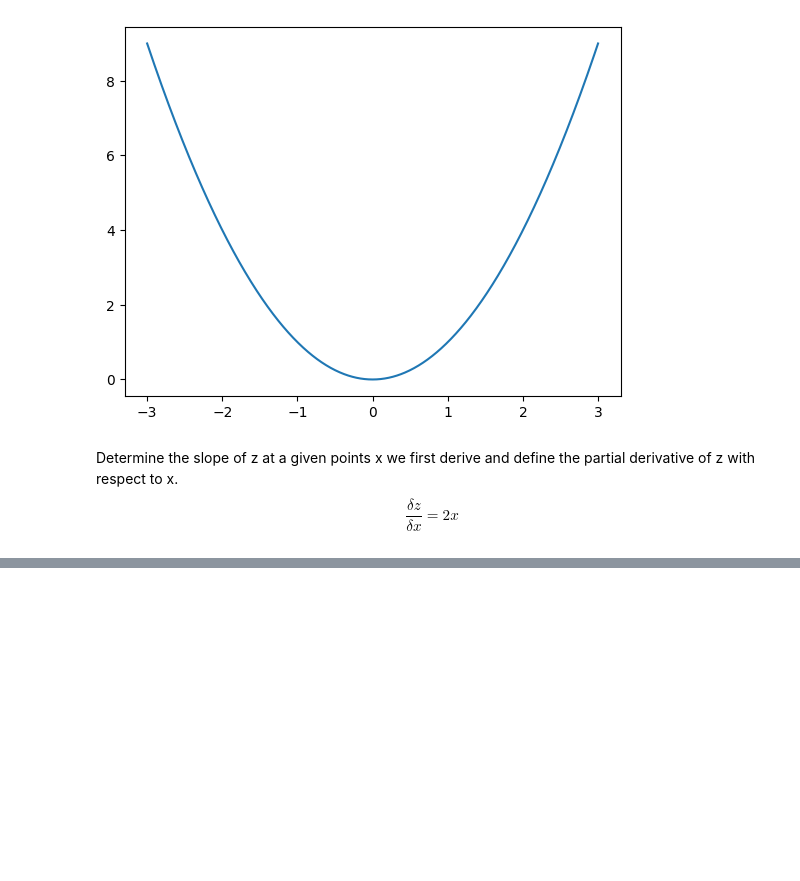
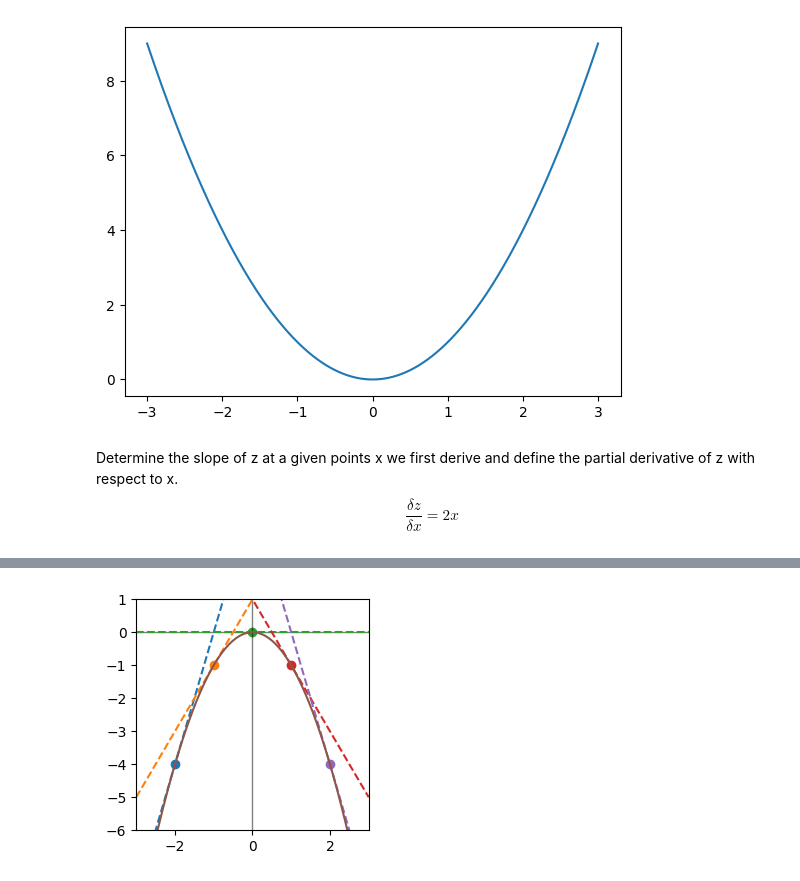
Before and after one commit to natalstein/udemy-Mathematical-Foundations-of-Machine-Learning, a Jupyter notebook: partial_derivatives.ipynb, the cells around one changed output, grey strips where cells are left out. Cells and saved outputs as stored; diff of their text form; code cells hidden in the pictures; blank space fills up the shorter version.

```diff
--- a/partial_derivatives.ipynb
+++ b/partial_derivatives.ipynb
@@ -49,0 +53,26 @@ plt.ylim(-1,9)
+# %%
+
+ys = np.linspace(-3,3,1001)
+x = 0
+def delz_dely(my_y, my_x):
+  return -2*my_y
+y_given = [-2, -1, 0, 1, 2]
+
+def point_and_tangent_wrt_x(my_ys, my_y_given, my_x,my_f, my_fprime):
+  plt.figure(figsize=(3,3))
+  plt.xlim(np.min(y_given)-1,np.max(y_given)+1)
+  plt.ylim(-6,np.max(f(my_x, my_ys)+1))
+  plt.axvline(x=0, color='black', linewidth = 1, alpha = 0.5)
+  plt.axhline(y=0, color='black', linewidth = 1, alpha =0.5)
+  for i, y in enumerate(my_y_given):
+    plt.scatter(y,f(my_x, y))
+    m = my_fprime(y, my_x)
+    b = my_f(my_x, y) - m*y
+    line = m*my_ys + b
+    plt.plot(ys, line, linestyle = 'dashed')
+  plt.plot(my_ys,my_f(x,my_ys))
+  plt.show()
+# %%
+point_and_tangent_wrt_x(ys, y_given, x,f, delz_dely)
+# %% [output]
+[figure, added]
```
Also changed, not shown: parts of 3 cells of this notebook.
